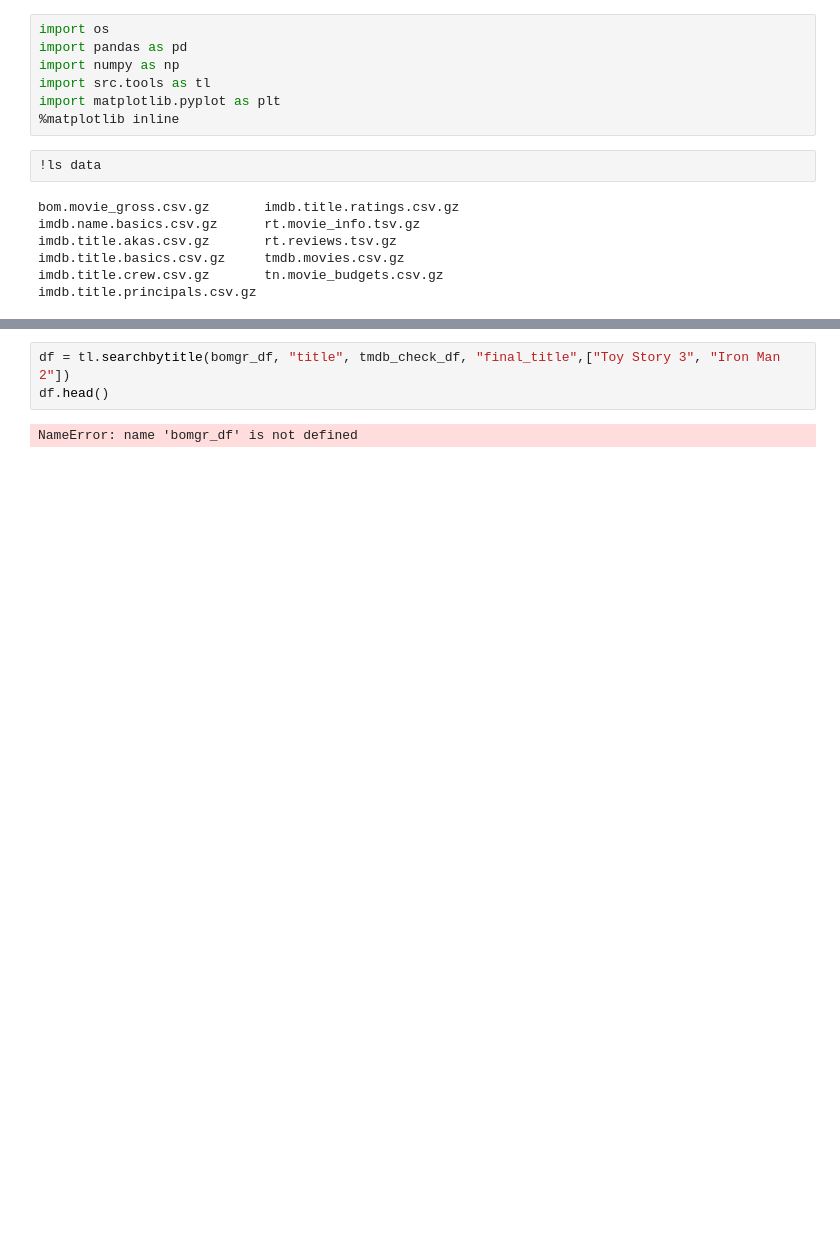
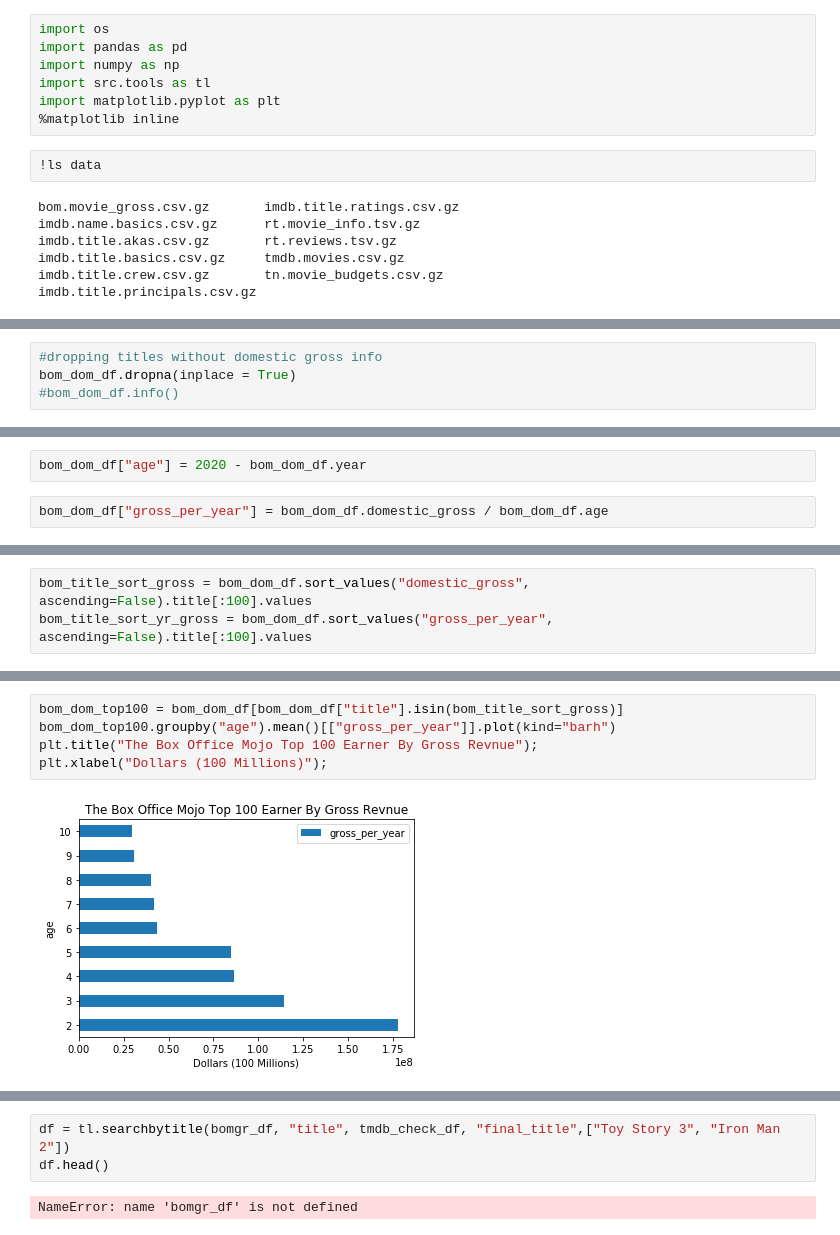
Before and after one commit to yunghanjeong/091420NYCDS_P1_G2_Project, a Jupyter notebook: prelim_eda_yung.ipynb, the cells around one changed output, grey strips where cells are left out. Drawn from its saved outputs; the diff is of its cells as text; blank space fills up the shorter version.

```diff
--- a/prelim_eda_yung.ipynb
+++ b/prelim_eda_yung.ipynb
@@ -75,0 +142,4 @@ imdb.title.principals.csv.gz
+# %%
+#dropping titles without domestic gross info
+bom_dom_df.dropna(inplace = True)
+#bom_dom_df.info()
@@ -75,0 +158,4 @@ imdb.title.principals.csv.gz
+# %%
+bom_dom_df["age"] = 2020 - bom_dom_df.year
+# %%
+bom_dom_df["gross_per_year"] = bom_dom_df.domestic_gross / bom_dom_df.age
@@ -75,0 +171,3 @@ imdb.title.principals.csv.gz
+# %%
+bom_title_sort_gross = bom_dom_df.sort_values("domestic_gross", ascending=False).title[:100].values
+bom_title_sort_yr_gross = bom_dom_df.sort_values("gross_per_year", ascending=False).title[:100].values
@@ -75,0 +182,7 @@ imdb.title.principals.csv.gz
+# %%
+bom_dom_top100 = bom_dom_df[bom_dom_df["title"].isin(bom_title_sort_gross)]
+bom_dom_top100.groupby("age").mean()[["gross_per_year"]].plot(kind="barh")
+plt.title("The Box Office Mojo Top 100 Earner By Gross Revnue");
+plt.xlabel("Dollars (100 Millions)");
+# %% [output]
+[figure, added]
```
Also changed, not shown: parts of 57 cells of this notebook.
